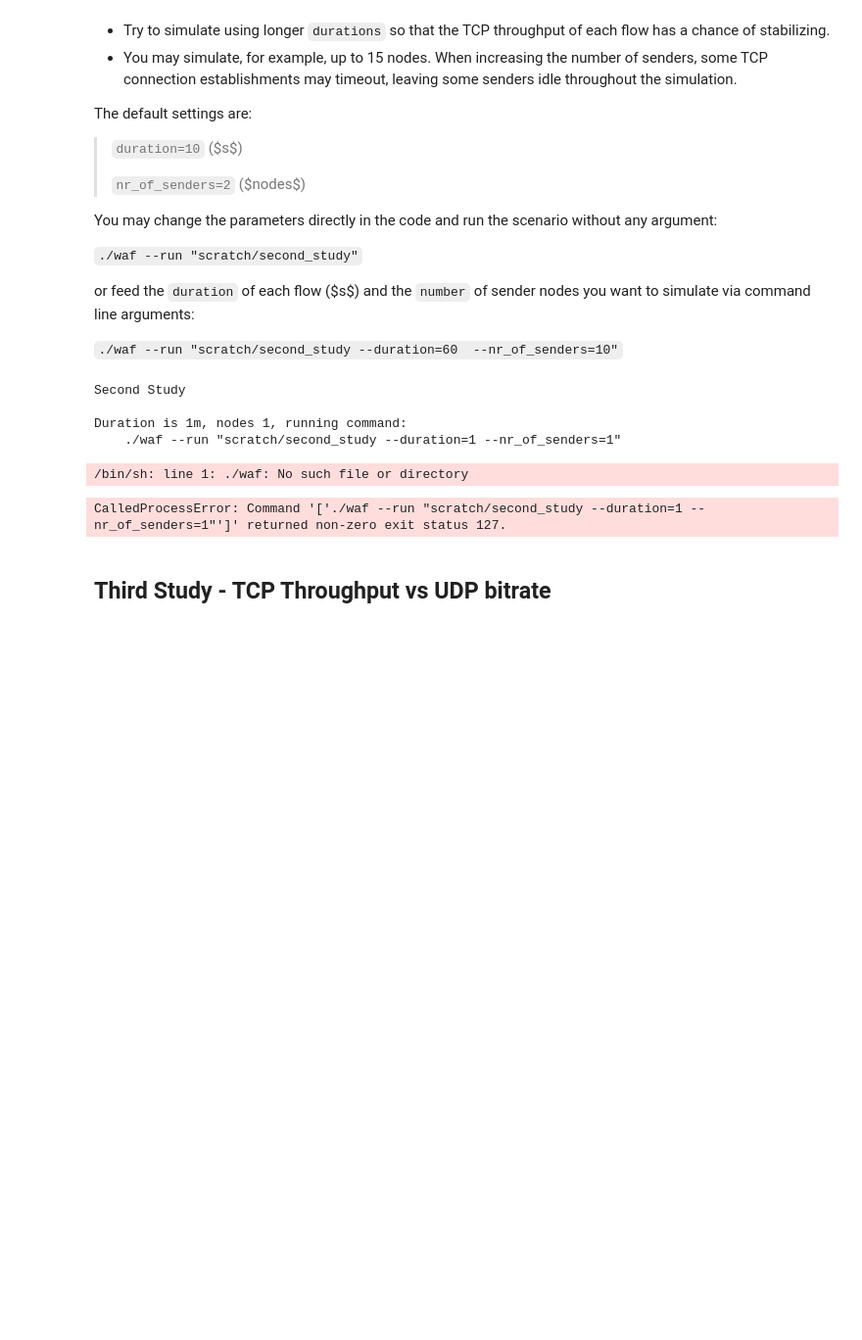
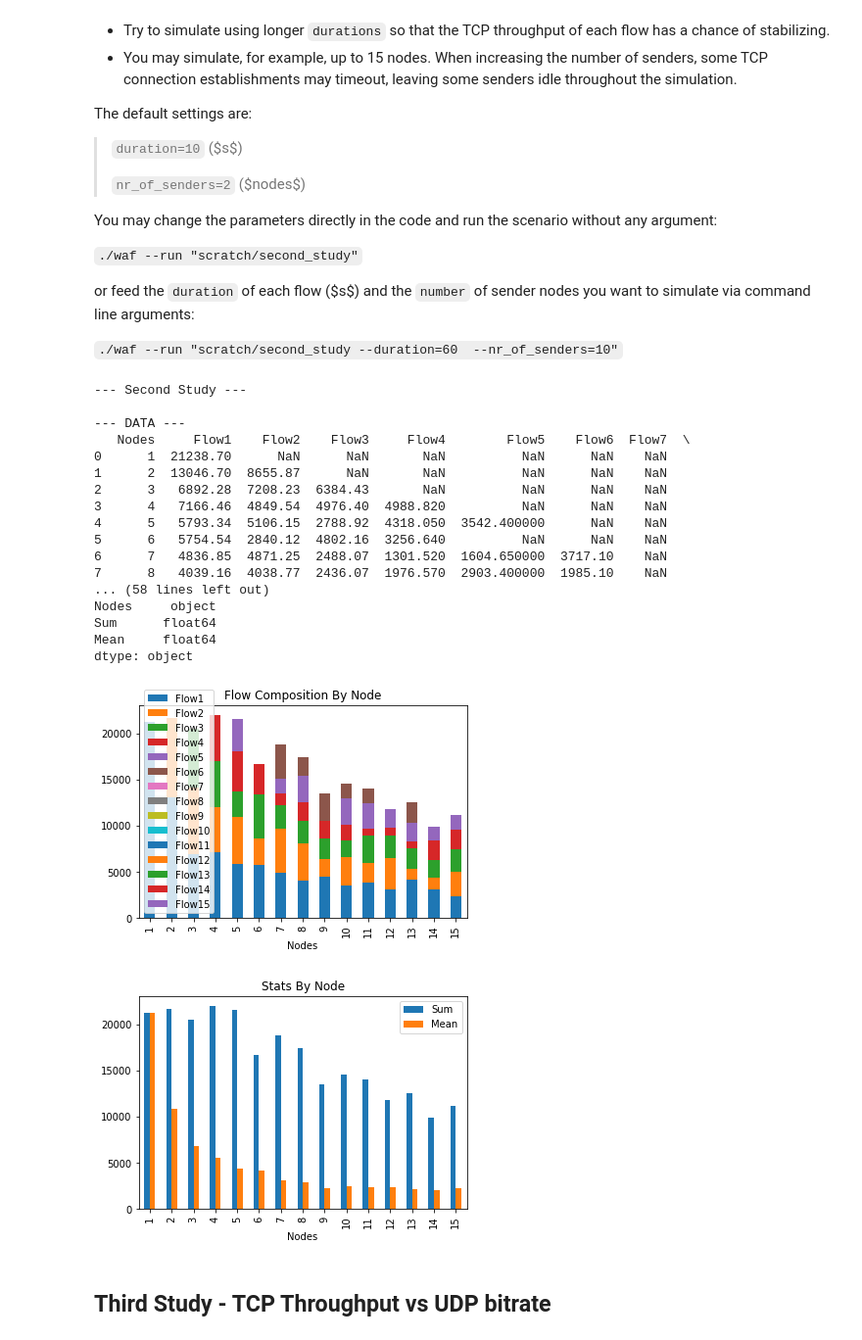
Before and after one commit to martinhofigueiredo/COMO, a Jupyter notebook: Lab4/Lab4.ipynb, the cells around one changed output. Shown: that part at 98% size. Drawn from its saved outputs; the diff is of its cells as text; code cells hidden in the pictures; blank space fills up the shorter version.

````diff
--- a/Lab4/Lab4.ipynb
+++ b/Lab4/Lab4.ipynb
@@ -150,17 +160,8 @@ or feed the `duration` of each flow ($s$) and the `number` of sender nodes you w
 
 ```./waf --run "scratch/second_study --duration=60  --nr_of_senders=10"```
 # %%
-import subprocess
-import re
-import pandas as pd
-import numpy as np
-import matplotlib.pyplot as plt
-%matplotlib widget
-# Defining variables to use for the study
-default = True
-
-def second_study(start=1,stop=2,step=1,duration=1):
-    print('Second Study\n')
+def second_study(start=1,stop=15,step=1,duration=1):
+    print('--- Second Study ---\n')
 
     # if(default): #
     #     start = 1
@@ -186,7 +187,7 @@ def second_study(start=1,stop=2,step=1,duration=1):
     for nodes in range(start,stop+step,step):
         i = int (nodes- start)/step
 
-        print(f'Duration is {duration}m, nodes {nodes}, running command:\n    ./waf --run "scratch/second_study --duration={duration} --nr_of_senders={nodes}"')
+        #print(f'Duration is {duration}m, nodes {nodes}, running command:\n    ./waf --run "scratch/second_study --duration={duration} --nr_of_senders={nodes}"')
         process = subprocess.run([f'./waf --run "scratch/second_study --duration={duration} --nr_of_senders={nodes}"'], shell=True, check=True, stdout=subprocess.PIPE, universal_newlines=True)
         output = rx.findall(process.stdout)
         output=[f'{int (nodes)}']+output
@@ -214,14 +215,27 @@ def second_study(start=1,stop=2,step=1,duration=1):
     print(dfstats)
     print(dfstats.dtypes)
 # %%
-second_study()
+second_study(duration=duration)
 # %% [output]
-Second Study
+--- Second Study ---
 
-Duration is 1m, nodes 1, running command:
-    ./waf --run "scratch/second_study --duration=1 --nr_of_senders=1"
+--- DATA ---
+   Nodes     Flow1    Flow2    Flow3     Flow4        Flow5    Flow6  Flow7  \
+0      1  21238.70      NaN      NaN       NaN          NaN      NaN    NaN
+1      2  13046.70  8655.87      NaN       NaN          NaN      NaN    NaN
+2      3   6892.28  7208.23  6384.43       NaN          NaN      NaN    NaN
+3      4   7166.46  4849.54  4976.40  4988.820          NaN      NaN    NaN
+4      5   5793.34  5106.15  2788.92  4318.050  3542.400000      NaN    NaN
+5      6   5754.54  2840.12  4802.16  3256.640          NaN      NaN    NaN
+6      7   4836.85  4871.25  2488.07  1301.520  1604.650000  3717.10    NaN
+7      8   4039.16  4038.77  2436.07  1976.570  2903.400000  1985.10    NaN
+... (58 lines left out)
+Nodes     object
+Sum      float64
+Mean     float64
+dtype: object
-/bin/sh: line 1: ./waf: No such file or directory
-CalledProcessError: Command '['./waf --run "scratch/second_study --duration=1 --nr_of_senders=1"']' returned non-zero exit status 127.
+[figure, added]
+[figure, added]
 # %% [markdown]
 ## __Third Study - TCP Throughput vs UDP bitrate__
 # %% [markdown]
````
Also changed, not shown: parts of 7 cells of this notebook.
